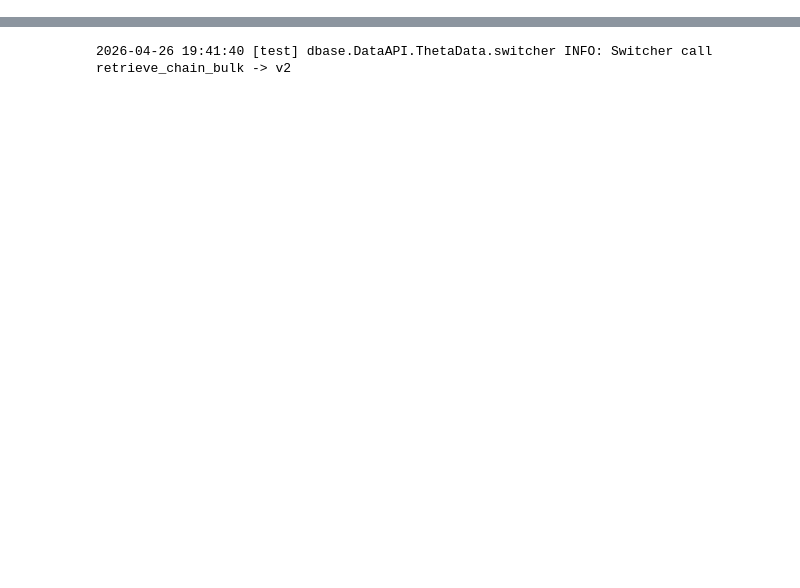
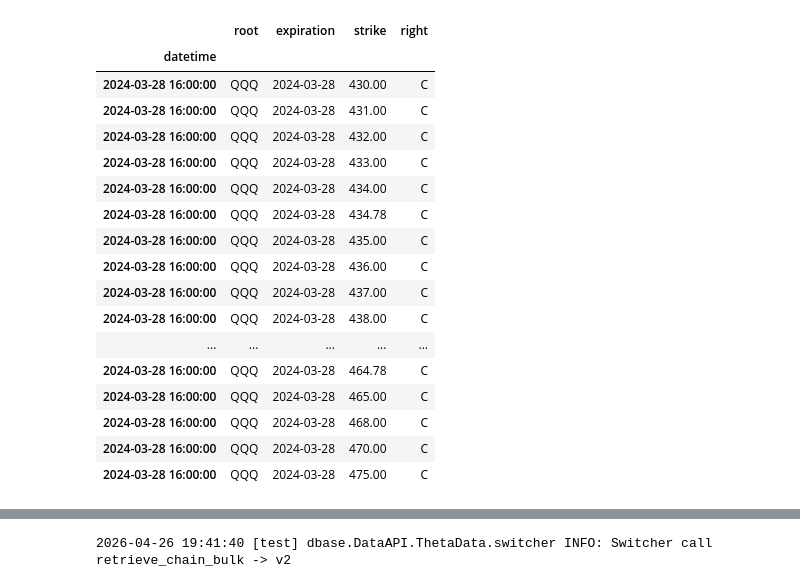
Before and after one commit to Zino-ctrlZ/FinanceDatabase, a Jupyter notebook: dbase/DataAPI/ThetaData/patches/tests.ipynb, the cells around one changed output, grey strips where cells are left out. Drawn from its saved outputs; the diff is of its cells as text; code cells hidden in the pictures; blank space fills up the shorter version.

```diff
--- a/dbase/DataAPI/ThetaData/patches/tests.ipynb
+++ b/dbase/DataAPI/ThetaData/patches/tests.ipynb
@@ -13,0 +174,7 @@ Registering patch for list_dates with function _remove_incorrect_date_for_option
+# %%
+
+
+c = list_contracts(
+    symbol="QQQ",
+    start_date="2024-03-28",
+)
@@ -13,0 +184,21 @@ Registering patch for list_dates with function _remove_incorrect_date_for_option
+# %%
+c[(c["right"] == "C") & (c["expiration"] == "2024-03-28") & (c["strike"] >= 430)].sort_values("strike")
+# %% [output]
+|  | root | expiration | strike | right |
+| datetime |  |  |  |  |
+| 2024-03-28 16:00:00 | QQQ | 2024-03-28 | 430.00 | C |
+| 2024-03-28 16:00:00 | QQQ | 2024-03-28 | 431.00 | C |
+| 2024-03-28 16:00:00 | QQQ | 2024-03-28 | 432.00 | C |
+| 2024-03-28 16:00:00 | QQQ | 2024-03-28 | 433.00 | C |
+| 2024-03-28 16:00:00 | QQQ | 2024-03-28 | 434.00 | C |
+| 2024-03-28 16:00:00 | QQQ | 2024-03-28 | 434.78 | C |
+| 2024-03-28 16:00:00 | QQQ | 2024-03-28 | 435.00 | C |
+| 2024-03-28 16:00:00 | QQQ | 2024-03-28 | 436.00 | C |
+| 2024-03-28 16:00:00 | QQQ | 2024-03-28 | 437.00 | C |
+| 2024-03-28 16:00:00 | QQQ | 2024-03-28 | 438.00 | C |
+| ... | ... | ... | ... | ... |
+| 2024-03-28 16:00:00 | QQQ | 2024-03-28 | 464.78 | C |
+| 2024-03-28 16:00:00 | QQQ | 2024-03-28 | 465.00 | C |
+| 2024-03-28 16:00:00 | QQQ | 2024-03-28 | 468.00 | C |
+| 2024-03-28 16:00:00 | QQQ | 2024-03-28 | 470.00 | C |
+| 2024-03-28 16:00:00 | QQQ | 2024-03-28 | 475.00 | C |
```
Also changed, not shown: parts of 19 cells of this notebook.
